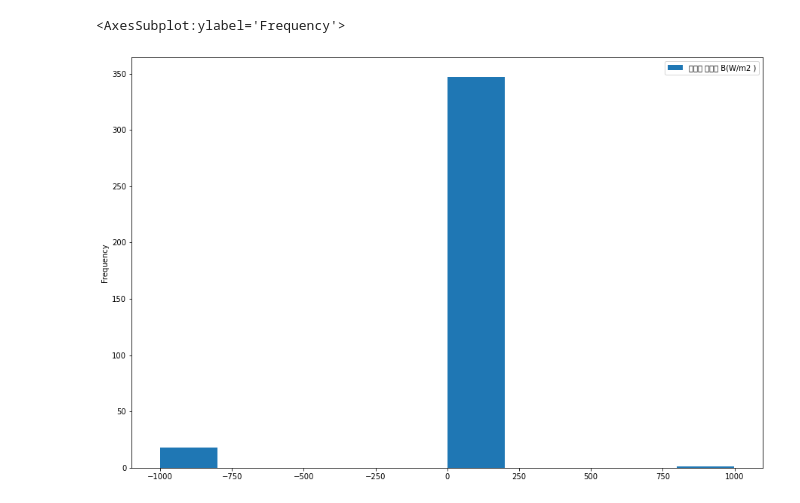
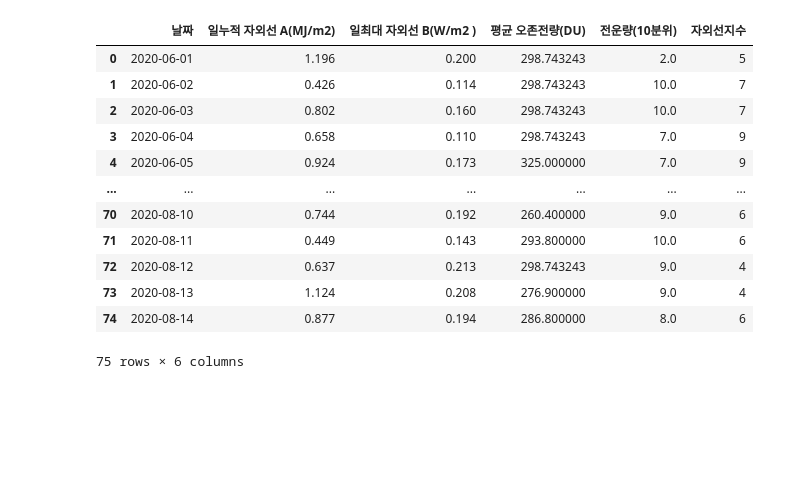
Before and after one commit to kma-contest/ozon, a Jupyter notebook: ozon linear regrssion (2022.06.27).ipynb, the cells around one changed output. Cells and saved outputs as stored; diff of their text form; code cells hidden in the pictures; blank space fills up the shorter version.

```diff
--- a/ozon linear regrssion (2022.06.27).ipynb
+++ b/ozon linear regrssion (2022.06.27).ipynb
@@ -50,13 +36,19 @@ array([[<AxesSubplot:xlabel='Unnamed: 0', ylabel='Unnamed: 0'>,
-# %%
-df.plot(kind='hist', x = '평균 오존전량(DU)' , y='일최대 자외선 B(W/m2 )', figsize=(15,10))
-# %% [output]
-<AxesSubplot:ylabel='Frequency'>
-[figure, removed]
 # %%
-
-#결측값 평균값 대체
-df = df.replace(-999, np.NaN)
-df.loc[df['평균 오존전량(DU)'] != df['평균 오존전량(DU)'], '평균 오존전량(DU)'] = df['평균 오존전량(DU)'].mean()
-
-za=df[['일최대 자외선 B(W/m2 )']]
-ozon=df[['평균 오존전량(DU)']]
+df = df.replace(-999, np.nan)
+df = df.replace(999, np.nan)
+df = df.fillna(  {'평균 오존전량(DU)': df['평균 오존전량(DU)'].mean(), '전운량(10분위)':df['전운량(10분위)'].mean() , '일누적 자외선 A(MJ/m2)': df['일누적 자외선 A(MJ/m2)'].mean(),'일최대 자외선 B(W/m2 )': df['일최대 자외선 B(W/m2 )'].mean()} )
+df.head(-10)
+# %% [output]
+|  | 날짜 | 일누적 자외선 A(MJ/m2) | 일최대 자외선 B(W/m2 ) | 평균 오존전량(DU) | 전운량(10분위) | 자외선지수 |
+| 0 | 2020-06-01 | 1.196 | 0.200 | 298.743243 | 2.0 | 5 |
+| 1 | 2020-06-02 | 0.426 | 0.114 | 298.743243 | 10.0 | 7 |
+| 2 | 2020-06-03 | 0.802 | 0.160 | 298.743243 | 10.0 | 7 |
+| 3 | 2020-06-04 | 0.658 | 0.110 | 298.743243 | 7.0 | 9 |
+| 4 | 2020-06-05 | 0.924 | 0.173 | 325.000000 | 7.0 | 9 |
+| ... | ... | ... | ... | ... | ... | ... |
+| 70 | 2020-08-10 | 0.744 | 0.192 | 260.400000 | 9.0 | 6 |
+| 71 | 2020-08-11 | 0.449 | 0.143 | 293.800000 | 10.0 | 6 |
+| 72 | 2020-08-12 | 0.637 | 0.213 | 298.743243 | 9.0 | 4 |
+| 73 | 2020-08-13 | 1.124 | 0.208 | 276.900000 | 9.0 | 4 |
+| 74 | 2020-08-14 | 0.877 | 0.194 | 286.800000 | 8.0 | 6 |
+75 rows × 6 columns
```
Also changed, not shown: parts of 22 cells of this notebook, 1 other file.
